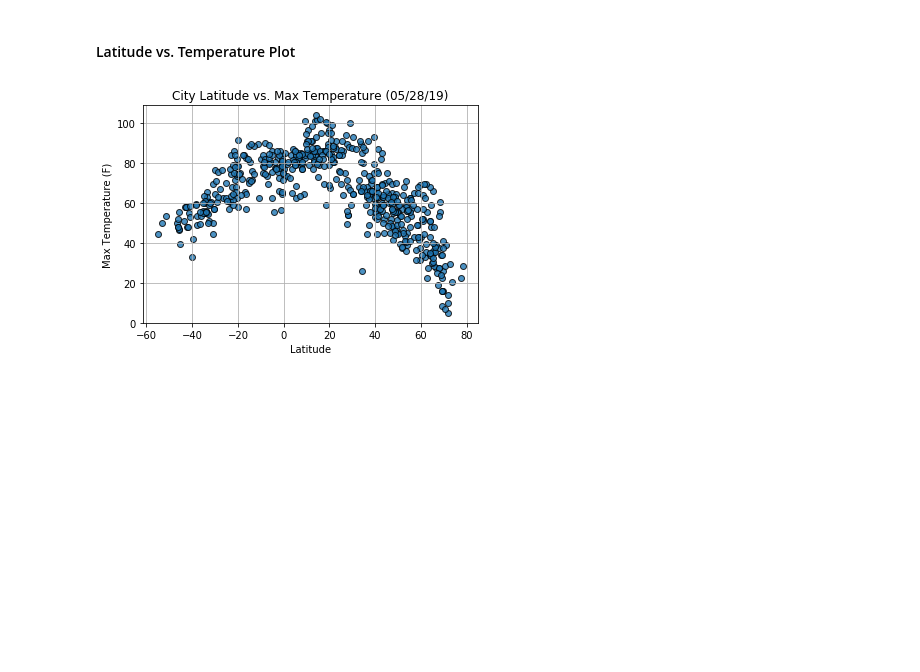
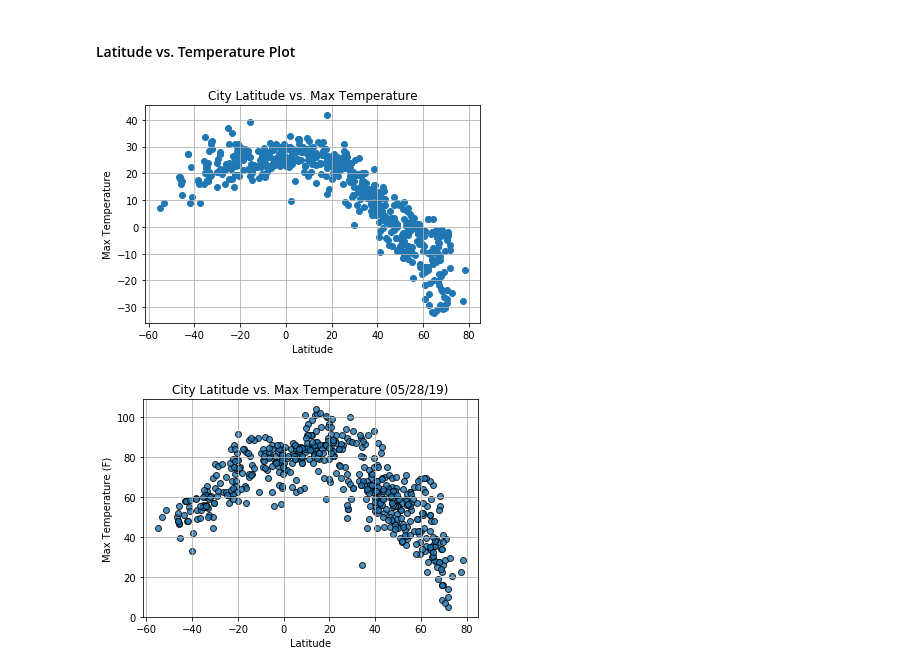
Before and after one commit to cckuqui/APIs-exercise, a Jupyter notebook: WeatherPy/WeatherPy.ipynb, the cells around one changed output. Saved outputs shown, nothing was run; the diff lists cells and outputs as text; code cells hidden in the pictures; blank space fills up the shorter version.

```diff
--- a/WeatherPy/WeatherPy.ipynb
+++ b/WeatherPy/WeatherPy.ipynb
@@ -148,6 +148,31 @@ cities_df
 * Save the plotted figures as .pngs.
 # %% [markdown]
 #### Latitude vs. Temperature Plot
+# %%
+#  Change values of cities dataframe to numeric to plot them
+cities_df['Cloudiness'] = pd.to_numeric(cities_df['Cloudiness'])
+cities_df['Humidity'] = pd.to_numeric(cities_df['Humidity'])
+cities_df['Lat'] = pd.to_numeric(cities_df['Lat'])
+cities_df['Lng'] = pd.to_numeric(cities_df['Lng'])
+cities_df['Max Temp'] = pd.to_numeric(cities_df['Max Temp'])
+cities_df['Wind Speed'] = pd.to_numeric(cities_df['Wind Speed'])
+
+# Declare variables
+clouds = cities_df['Cloudiness']
+humidity = cities_df['Humidity']
+lat = cities_df['Lat']
+lng = cities_df['Lng']
+max_temp = cities_df['Max Temp']
+wind_speed = cities_df['Wind Speed']
+# %%
+plt.scatter(lat,max_temp)
+plt.title('City Latitude vs. Max Temperature')
+plt.xlabel('Latitude')
+plt.ylabel('Max Temperature')
+plt.grid()
+plt.show()
+# %% [output]
+[figure, added]
 # %%
 # %% [output]
 [figure]
```
